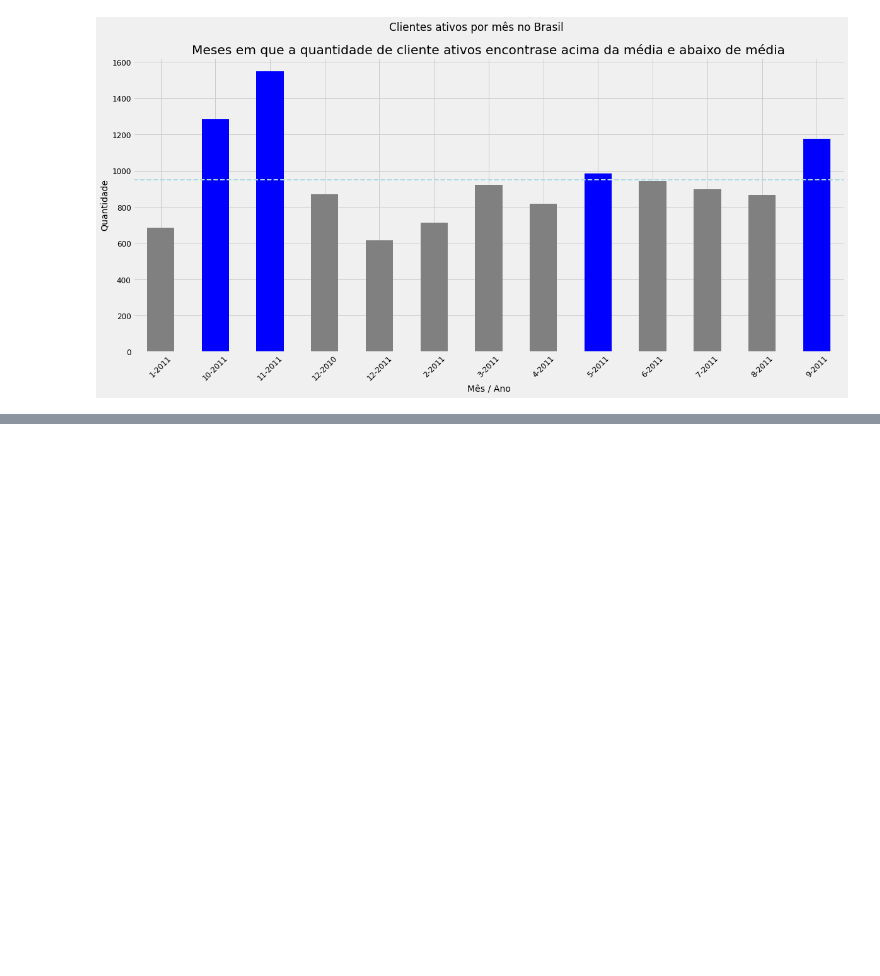
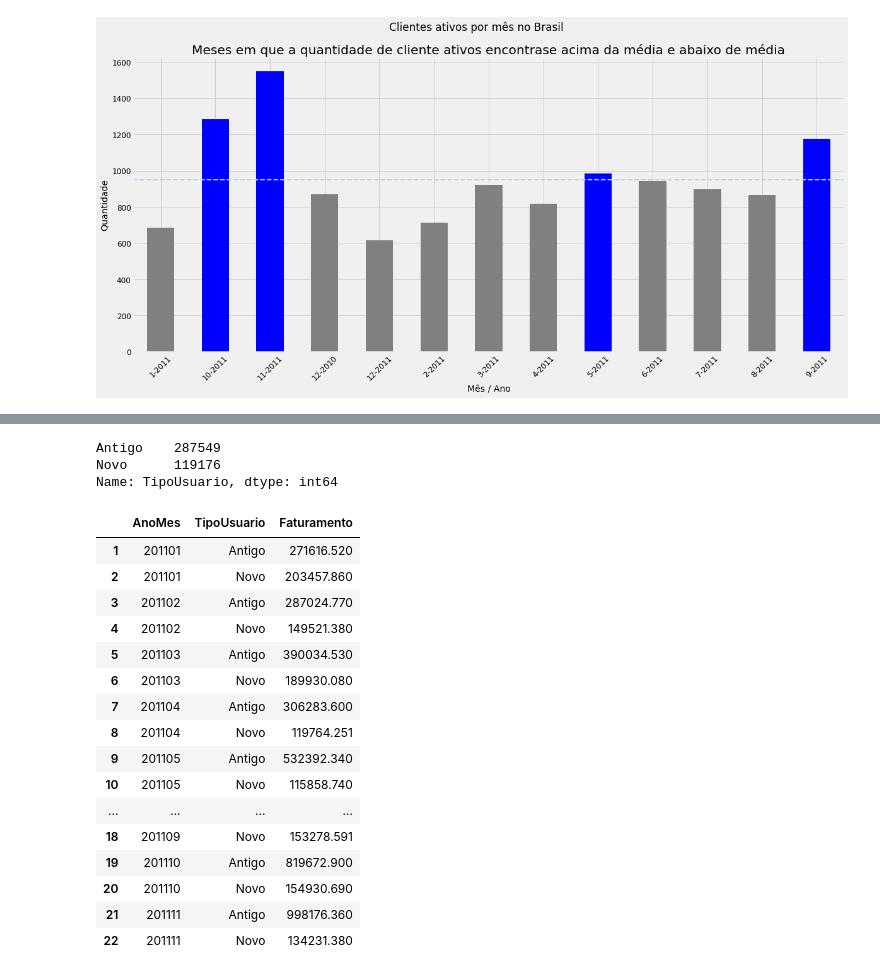
Before and after one commit to rodolffoterra/Project_KPIs, a Jupyter notebook: Project_KPIs.ipynb, the cells around one changed output, grey strips where cells are left out. Saved outputs shown, nothing was run; the diff lists cells and outputs as text; code cells hidden in the pictures; blank space fills up the shorter version.

```diff
--- a/Project_KPIs.ipynb
+++ b/Project_KPIs.ipynb
@@ -555,0 +649,2 @@ plt.xticks(rotation=45)
+# %%
+dados_compras['AnoMes'] = dados_compras['DataVenda'].map(lambda date: 100 * date.year + date.month)
@@ -555,0 +656,6 @@ plt.xticks(rotation=45)
+# %%
+dados_compras['TipoUsuario'].value_counts()
+# %% [output]
+Antigo    287549
+Novo      119176
+Name: TipoUsuario, dtype: int64
@@ -555,0 +668,21 @@ plt.xticks(rotation=45)
+# %%
+# Data
+df_faturamento_user_mes
+# %% [output]
+|  | AnoMes | TipoUsuario | Faturamento |
+| 1 | 201101 | Antigo | 271616.520 |
+| 2 | 201101 | Novo | 203457.860 |
+| 3 | 201102 | Antigo | 287024.770 |
+| 4 | 201102 | Novo | 149521.380 |
+| 5 | 201103 | Antigo | 390034.530 |
+| 6 | 201103 | Novo | 189930.080 |
+| 7 | 201104 | Antigo | 306283.600 |
+| 8 | 201104 | Novo | 119764.251 |
+| 9 | 201105 | Antigo | 532392.340 |
+| 10 | 201105 | Novo | 115858.740 |
+| ... | ... | ... | ... |
+| 18 | 201109 | Novo | 153278.591 |
+| 19 | 201110 | Antigo | 819672.900 |
+| 20 | 201110 | Novo | 154930.690 |
+| 21 | 201111 | Antigo | 998176.360 |
+| 22 | 201111 | Novo | 134231.380 |
```
Also changed, not shown: parts of 20 cells of this notebook.
